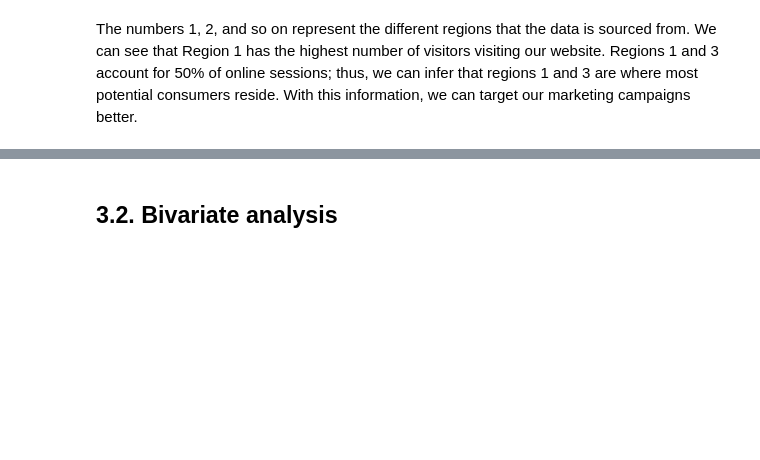
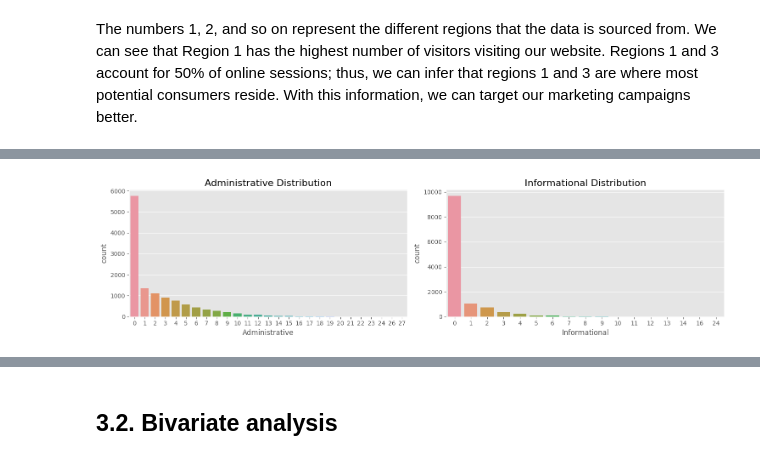
Before and after one commit to EveTLynn/Packt-Data-Analysis-Workshop, a Jupyter notebook: C5_Analyzing_the_Online_Shopper’s_Purchase_Attention.ipynb, the cells around one changed output, grey strips where cells are left out. Cells and saved outputs as stored; diff of their text form; code cells hidden in the pictures; blank space fills up the shorter version.

```diff
--- a/C5_Analyzing_the_Online_Shopper’s_Purchase_Attention.ipynb
+++ b/C5_Analyzing_the_Online_Shopper’s_Purchase_Attention.ipynb
@@ -393,0 +226,5 @@ Name: SpecialDay, dtype: float64
+# %%
+cols_to_plot = [ 'Administrative', 'Informational']
+plot_multiple_distribution(cols_to_plot, data=df, figsize=(15,4))
+# %% [output]
+[figure, added]
```
Also changed, not shown: parts of 110 cells of this notebook.
